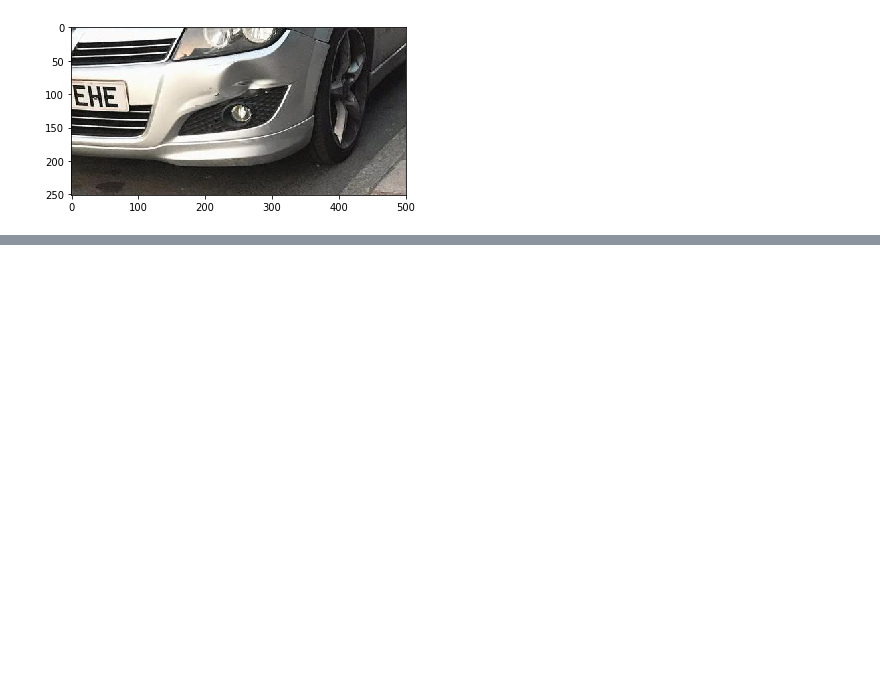
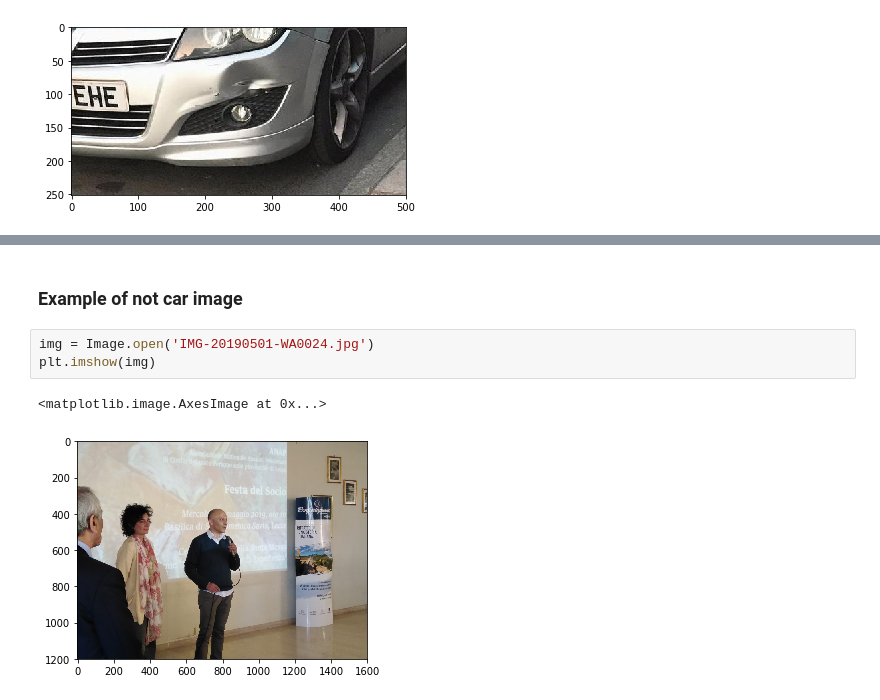
Before and after one commit to fabiofumarola/keras-yolo3, a Jupyter notebook: notebooks/test_yolo.ipynb, the cells around one changed output, grey strips where cells are left out. Drawn from its saved outputs; the diff is of its cells as text; blank space fills up the shorter version.

```diff
--- a/notebooks/test_yolo.ipynb
+++ b/notebooks/test_yolo.ipynb
@@ -55,3 +69,11 @@ plt.imshow(img)
+# %% [markdown]
+### Example of not car image
+# %%
+img = Image.open('IMG-20190501-WA0024.jpg')
+plt.imshow(img)
+# %% [output]
+<matplotlib.image.AxesImage at 0x...>
+[figure, added]
 # %%
 boxes, scores, classes = yolo.detect(img)
 # %% [output]
```
Also changed, not shown: parts of 8 cells of this notebook, 3 other files.
